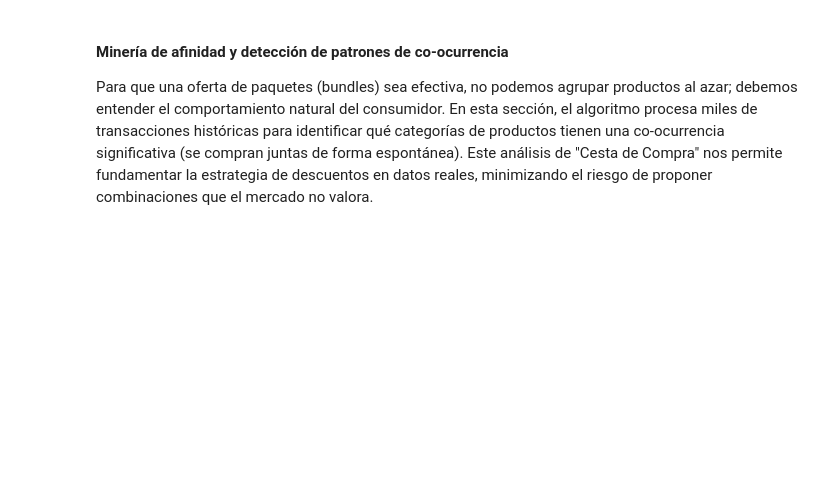
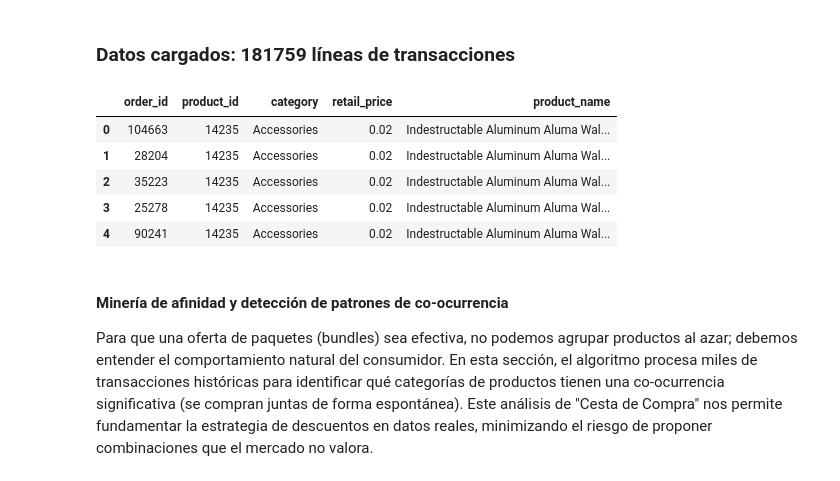
Before and after one commit to genagithub/proyecto-5, a Jupyter notebook: proyecto_5_uplift_modeling.ipynb, the cells around one changed output. Drawn from its saved outputs; the diff is of its cells as text; code cells hidden in the pictures; blank space fills up the shorter version.

```diff
--- a/proyecto_5_uplift_modeling.ipynb
+++ b/proyecto_5_uplift_modeling.ipynb
@@ -1,25 +1,34 @@
 # %%
 import sqlite3
 import pandas as pd
+from IPython.display import display, Markdown
 from itertools import combinations
 from collections import Counter
 import plotly.express as px
 import dash
 from dash import html, dcc
 from dash.dependencies import Input, Output
 
 
 conn = sqlite3.connect("data/e-commerce.db")
 
 query = '''select oi.order_id, oi.product_id, p.category, p.retail_price, p.name as product_name from order_items oi
            join products p on oi.product_id = p.product_id'''
 
 df = pd.read_sql_query(query, conn)
 
 conn.close()
 
-print(f"Datos cargados: {df.shape[0]} líneas de transacciones")
-print(df.head())
+display(Markdown(f"### Datos cargados: {df.shape[0]} líneas de transacciones"))
+display(df.head())
+# %% [output]
+### Datos cargados: 181759 líneas de transacciones
+|  | order_id | product_id | category | retail_price | product_name |
+| 0 | 104663 | 14235 | Accessories | 0.02 | Indestructable Aluminum Aluma Wal... |
+| 1 | 28204 | 14235 | Accessories | 0.02 | Indestructable Aluminum Aluma Wal... |
+| 2 | 35223 | 14235 | Accessories | 0.02 | Indestructable Aluminum Aluma Wal... |
+| 3 | 25278 | 14235 | Accessories | 0.02 | Indestructable Aluminum Aluma Wal... |
+| 4 | 90241 | 14235 | Accessories | 0.02 | Indestructable Aluminum Aluma Wal... |
 # %% [markdown]
 #### Minería de afinidad y detección de patrones de co-ocurrencia
 Para que una oferta de paquetes (bundles) sea efectiva, no podemos agrupar productos al azar; debemos entender el comportamiento natural del consumidor. En esta sección, el algoritmo procesa miles de transacciones históricas para identificar qué categorías de productos tienen una co-ocurrencia significativa (se compran juntas de forma espontánea). Este análisis de "Cesta de Compra" nos permite fundamentar la estrategia de descuentos en datos reales, minimizando el riesgo de proponer combinaciones que el mercado no valora.
```
Also changed, not shown: parts of 2 cells of this notebook.
